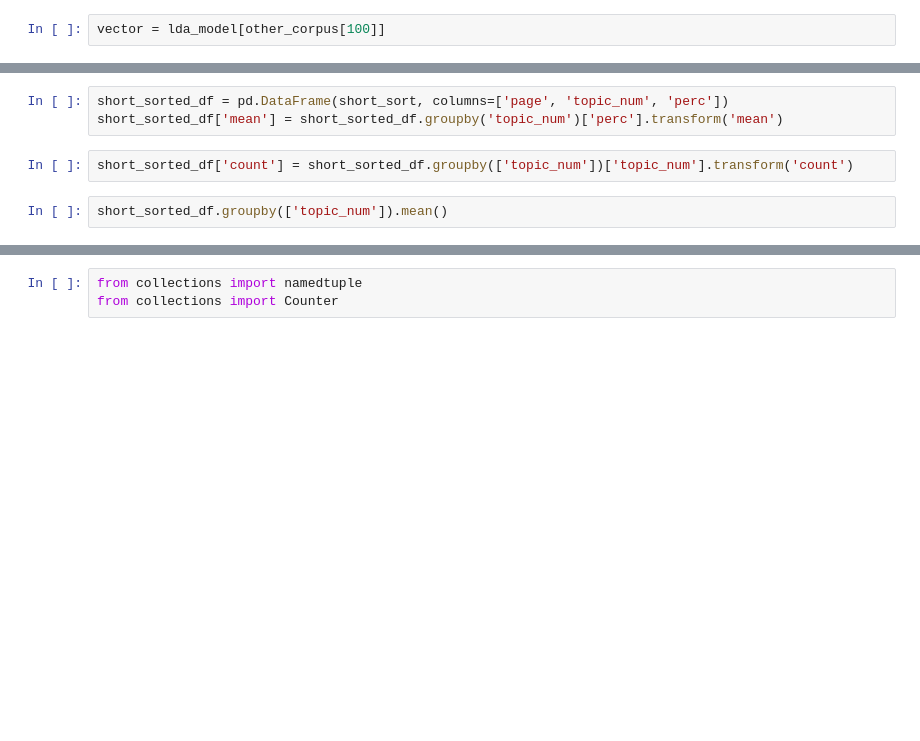
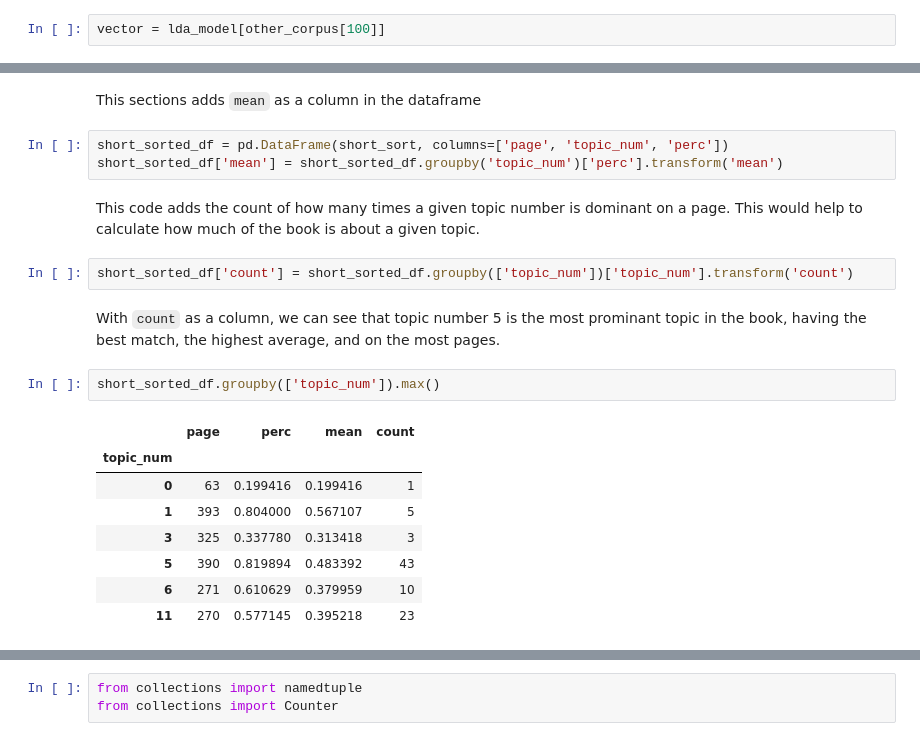
Before and after one commit to efkuehn/topicmodeldiscovery, a Jupyter notebook: notebooks/exploring_hathi_trust.ipynb, the cells around one changed output, grey strips where cells are left out. Saved outputs shown, nothing was run; the diff lists cells and outputs as text; blank space fills up the shorter version.

```diff
--- a/notebooks/exploring_hathi_trust.ipynb
+++ b/notebooks/exploring_hathi_trust.ipynb
@@ -80,7 +166,22 @@ sorted_df.groupby(['topic_num']).mean()
+# %% [markdown]
+This sections adds `mean` as a column in the dataframe
 # %%
 short_sorted_df = pd.DataFrame(short_sort, columns=['page', 'topic_num', 'perc'])
 short_sorted_df['mean'] = short_sorted_df.groupby('topic_num')['perc'].transform('mean')
+# %% [markdown]
+This code adds the count of how many times a given topic number is dominant on a page. This would help to calculate how much of the book is about a given topic.
 # %%
 short_sorted_df['count'] = short_sorted_df.groupby(['topic_num'])['topic_num'].transform('count')
+# %% [markdown]
+With `count` as a column, we can see that topic number 5 is the most prominant topic in the book, having the best match, the highest average, and on the most pages.
 # %%
-short_sorted_df.groupby(['topic_num']).mean()
+short_sorted_df.groupby(['topic_num']).max()
+# %% [output]
+|  | page | perc | mean | count |
+| topic_num |  |  |  |  |
+| 0 | 63 | 0.199416 | 0.199416 | 1 |
+| 1 | 393 | 0.804000 | 0.567107 | 5 |
+| 3 | 325 | 0.337780 | 0.313418 | 3 |
+| 5 | 390 | 0.819894 | 0.483392 | 43 |
+| 6 | 271 | 0.610629 | 0.379959 | 10 |
+| 11 | 270 | 0.577145 | 0.395218 | 23 |
```
Also changed, not shown: parts of 61 cells of this notebook, 1 other file.
